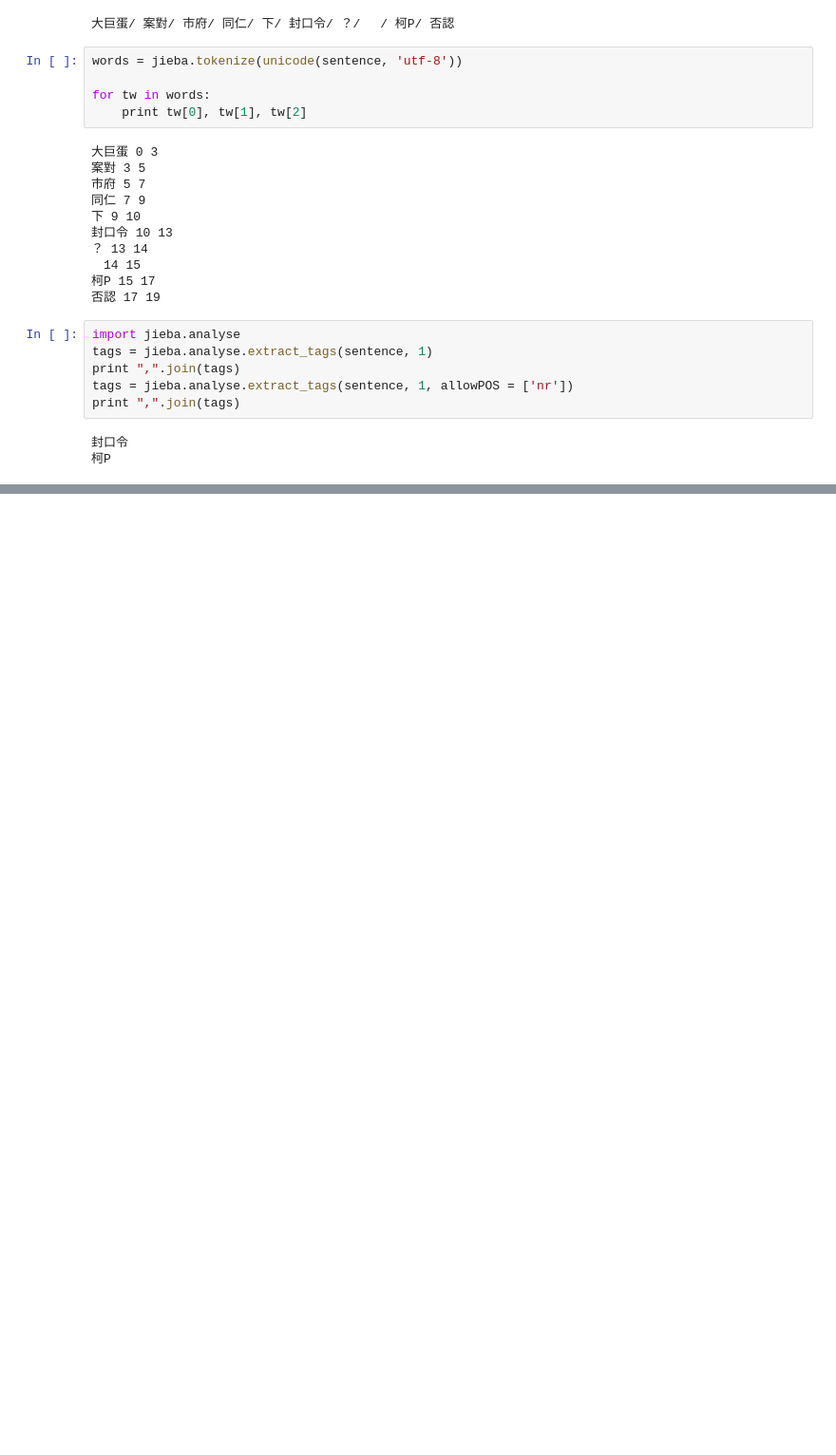
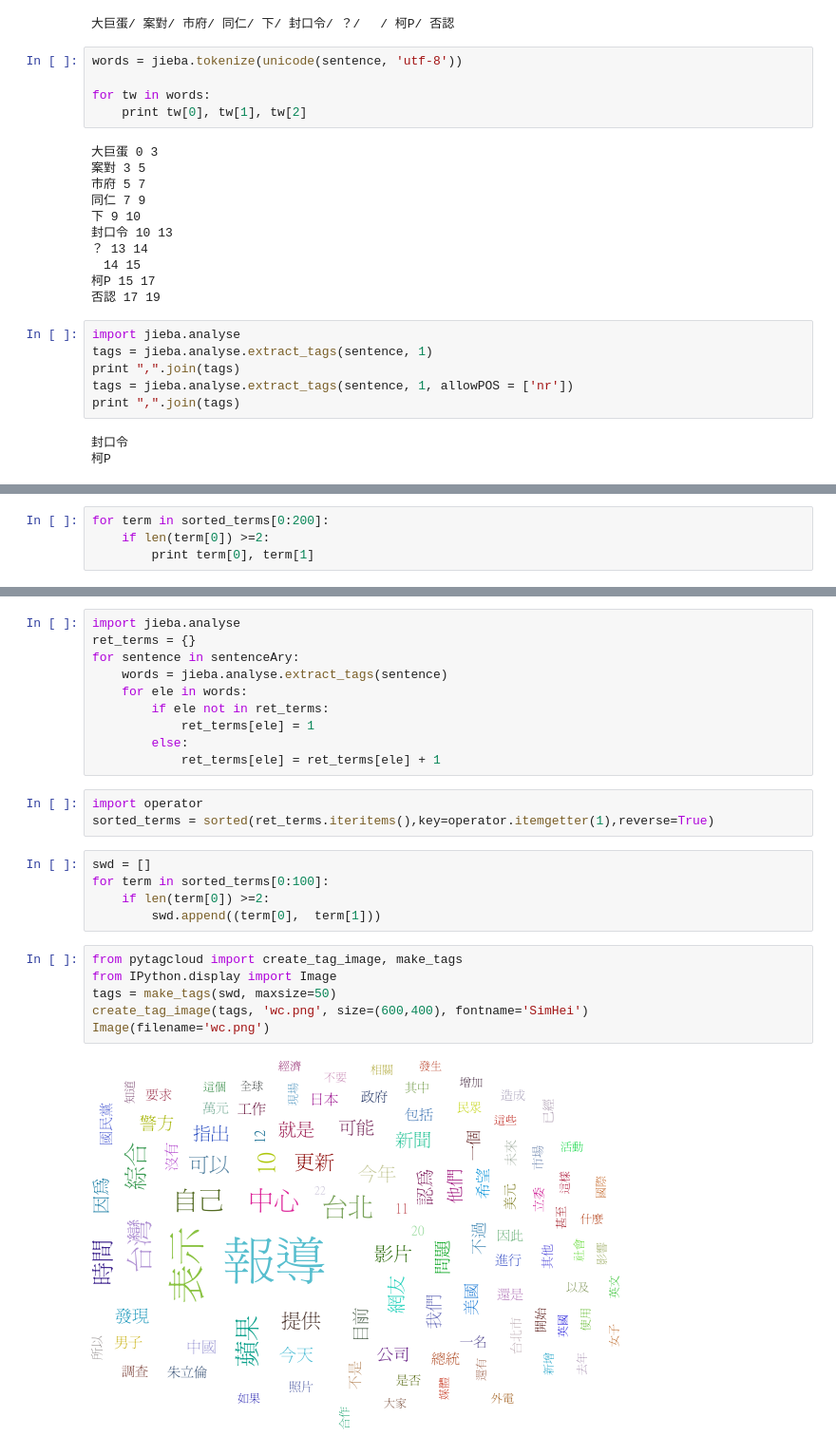
Before and after one commit to ywchiu/twmtm, a Jupyter notebook: 20151029Demo.ipynb, the cells around one changed output, grey strips where cells are left out. Shown: that part at 95% size. Saved outputs shown, nothing was run; the diff lists cells and outputs as text; blank space fills up the shorter version.

```diff
--- a/20151029Demo.ipynb
+++ b/20151029Demo.ipynb
@@ -222,0 +257,4 @@ print ",".join(tags)
+# %%
+for term in sorted_terms[0:200]:
+    if len(term[0]) >=2:
+        print term[0], term[1]
@@ -222,0 +279,26 @@ print ",".join(tags)
+# %%
+import jieba.analyse
+ret_terms = {}
+for sentence in sentenceAry:
+    words = jieba.analyse.extract_tags(sentence)
+    for ele in words:
+        if ele not in ret_terms:
+            ret_terms[ele] = 1
+        else:
+            ret_terms[ele] = ret_terms[ele] + 1
+# %%
+import operator
+sorted_terms = sorted(ret_terms.iteritems(),key=operator.itemgetter(1),reverse=True)
+# %%
+swd = []
+for term in sorted_terms[0:100]:
+    if len(term[0]) >=2:
+        swd.append((term[0],  term[1]))
+# %%
+from pytagcloud import create_tag_image, make_tags
+from IPython.display import Image
+tags = make_tags(swd, maxsize=50)
+create_tag_image(tags, 'wc.png', size=(600,400), fontname='SimHei')
+Image(filename='wc.png')
+# %% [output]
+[figure, added]
```
Also changed, not shown: parts of 16 cells of this notebook, 1 other file.
